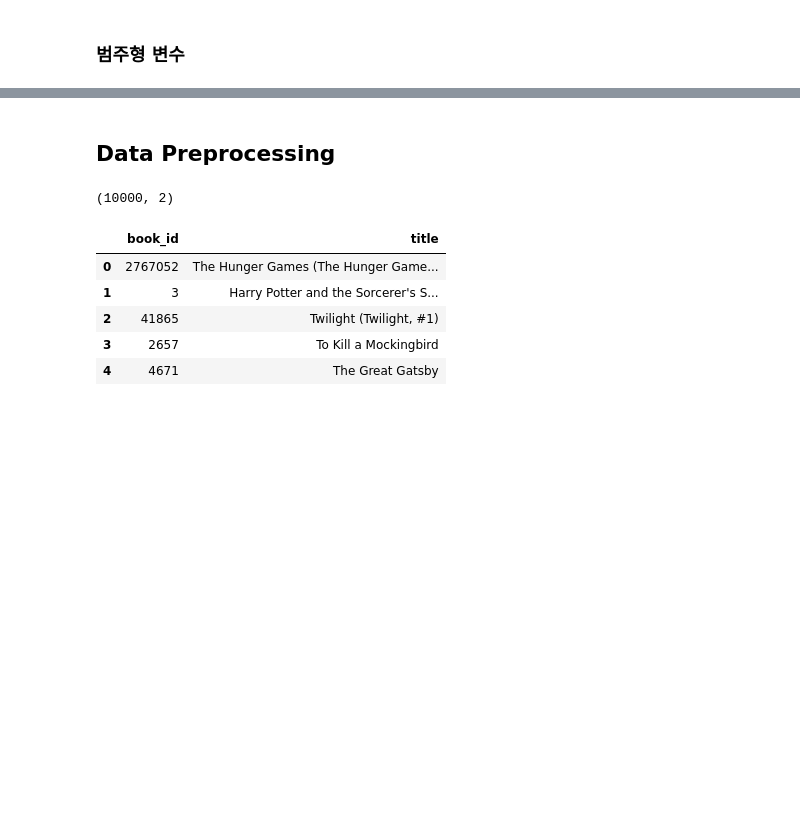
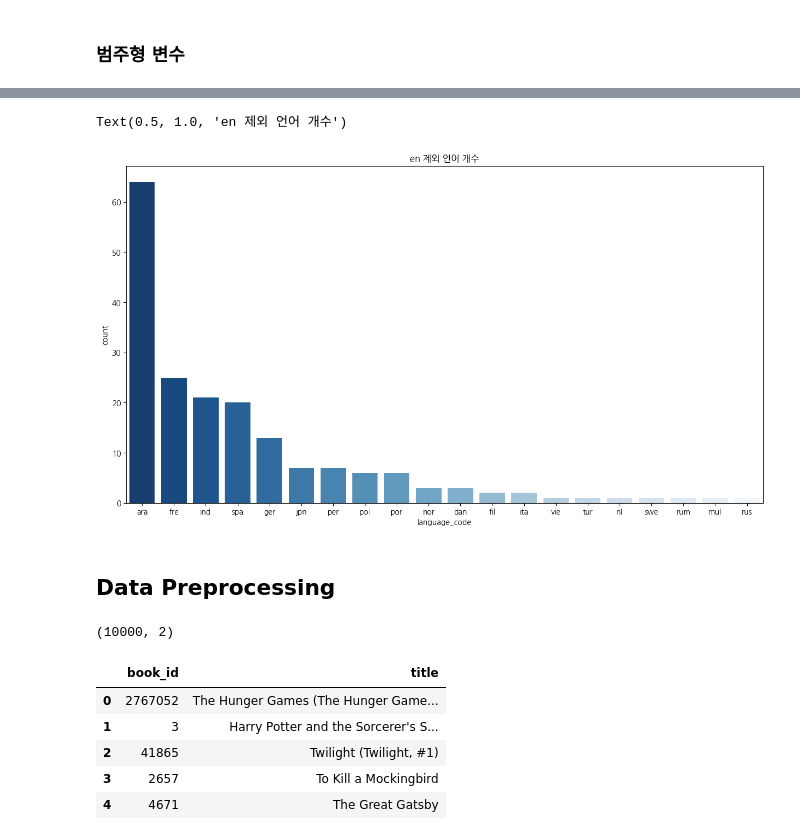
Before and after one commit to wumusill/Kaggul, a Jupyter notebook: recommend_with_tfidf.ipynb, the cells around one changed output, grey strips where cells are left out. Drawn from its saved outputs; the diff is of its cells as text; code cells hidden in the pictures; blank space fills up the shorter version.

```diff
--- a/recommend_with_tfidf.ipynb
+++ b/recommend_with_tfidf.ipynb
@@ -74,3 +218,10 @@ data.describe(include="O")
+# %%
+# 만약 어두운 색부터 점점 밝게 하고 싶다면 '색상_r'
+plt.figure(figsize=(15, 8))
+sns.countplot(temp2, x='language_code', palette='Blues_r', order=lang_data.index).set_title("en 제외 언어 개수")
+# %% [output]
+Text(0.5, 1.0, 'en 제외 언어 개수')
+[figure, added]
 # %% [markdown]
 ## Data Preprocessing
 # %%
```
Also changed, not shown: parts of 15 cells of this notebook.
